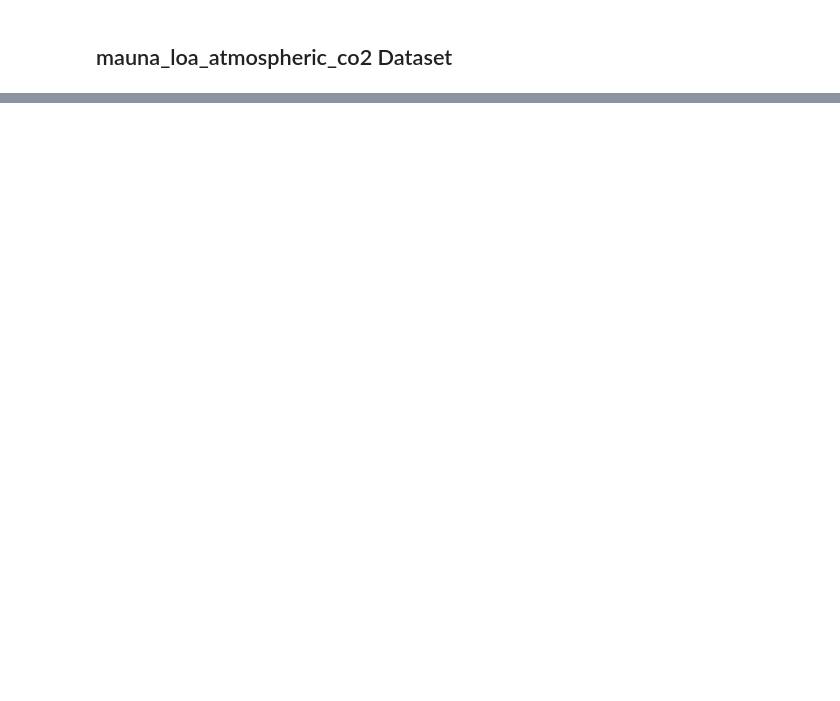
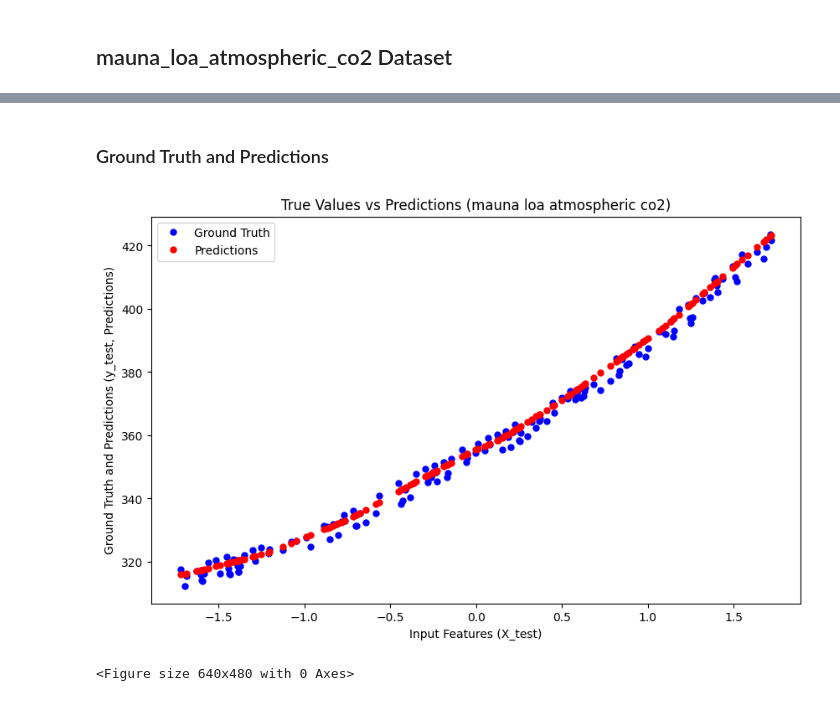
Before and after one commit to BIGmama-technology/Hiring-AI-engineer, a Jupyter notebook: scripts/BNN_improved_visualisation.ipynb, the cells around one changed output, grey strips where cells are left out. Cells and saved outputs as stored; diff of their text form; code cells hidden in the pictures; blank space fills up the shorter version.

```diff
--- a/scripts/BNN_improved_visualisation.ipynb
+++ b/scripts/BNN_improved_visualisation.ipynb
@@ -126,0 +68,26 @@ torch.save(model_mauna, "../models/mauna_loa_model_improved.pth")
+# %% [markdown]
+<h3>Ground Truth and Predictions
+# %%
+# Evaluate the model on the test set
+with torch.no_grad():
+    model_mauna.eval()
+    predictions_mauna = model_mauna(X1_test_tensor)
+
+# Convert predictions to NumPy array for plotting
+predictions_np_mauna = predictions_mauna.numpy()
+
+# Plot Ground Truth vs Predictions
+plt.figure(figsize=(10, 6))
+plt.plot(X1_test, y1_test, "b.", markersize=10, label="Ground Truth")
+plt.plot(X1_test, predictions_np_mauna, "r.", markersize=10, label="Predictions")
+plt.xlabel("Input Features (X_test)")
+plt.ylabel("Ground Truth and Predictions (y_test, Predictions)")
+plt.title(f"True Values vs Predictions (mauna loa atmospheric co2)")
+plt.legend()
+plt.show()
+
+# export the plot
+plt.savefig("../models/mauna_loa_atmospheric_co2_predictions.png")
+# %% [output]
+[figure, added]
+<Figure size 640x480 with 0 Axes>
```
Also changed, not shown: parts of 17 cells of this notebook, 8 other files.
